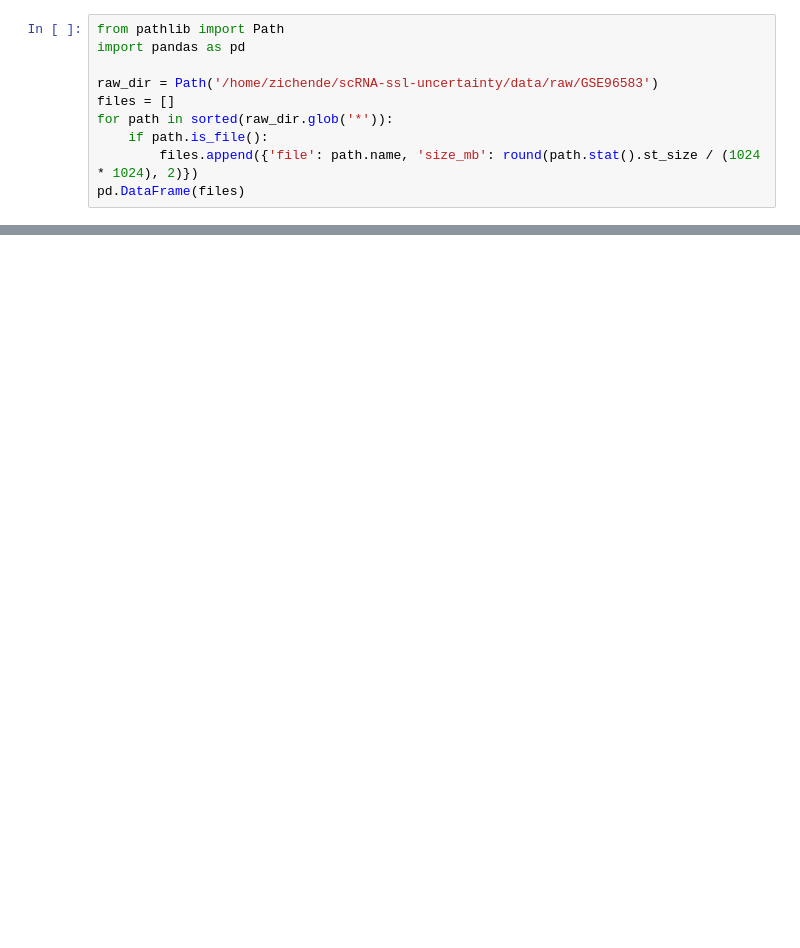
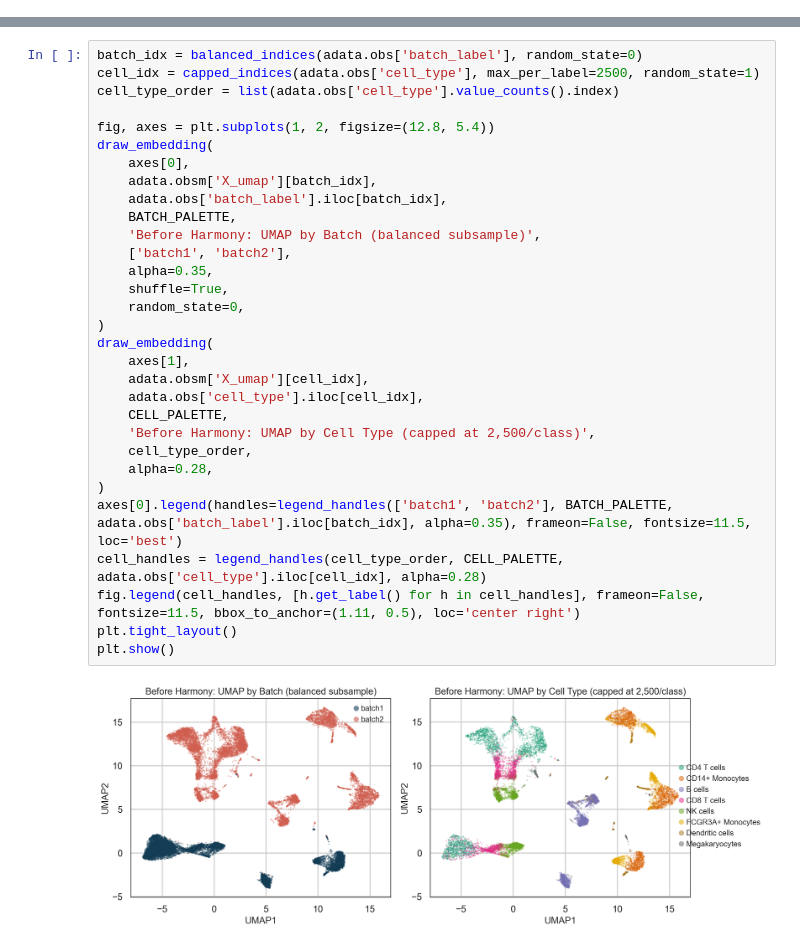
Before and after one commit to ZichenDeng/scRNA-ssl-uncertainty, a Jupyter notebook: deliverables/ms2_ab/MS2_AB_Data_Wrangling.ipynb, the cells around one changed output, grey strips where cells are left out. Cells and saved outputs as stored; diff of their text form; blank space fills up the shorter version.

Commit message:
data preprocess

```diff
--- a/deliverables/ms2_ab/MS2_AB_Data_Wrangling.ipynb
+++ b/deliverables/ms2_ab/MS2_AB_Data_Wrangling.ipynb
@@ -16,10 +0,0 @@ This makes it suitable for studying distribution shift without introducing a sec
-# %%
-from pathlib import Path
-import pandas as pd
-
-raw_dir = Path('/home/zichende/scRNA-ssl-uncertainty/data/raw/GSE96583')
-files = []
-for path in sorted(raw_dir.glob('*')):
-    if path.is_file():
-        files.append({'file': path.name, 'size_mb': round(path.stat().st_size / (1024 * 1024), 2)})
-pd.DataFrame(files)
@@ -71,0 +613,33 @@ Given a well-wrangled and annotated `GSE96583` PBMC benchmark, can self-supervis
+# %%
+batch_idx = balanced_indices(adata.obs['batch_label'], random_state=0)
+cell_idx = capped_indices(adata.obs['cell_type'], max_per_label=2500, random_state=1)
+cell_type_order = list(adata.obs['cell_type'].value_counts().index)
+
+fig, axes = plt.subplots(1, 2, figsize=(12.8, 5.4))
+draw_embedding(
+    axes[0],
+    adata.obsm['X_umap'][batch_idx],
+    adata.obs['batch_label'].iloc[batch_idx],
+    BATCH_PALETTE,
+    'Before Harmony: UMAP by Batch (balanced subsample)',
+    ['batch1', 'batch2'],
+    alpha=0.35,
+    shuffle=True,
+    random_state=0,
+)
+draw_embedding(
+    axes[1],
+    adata.obsm['X_umap'][cell_idx],
+    adata.obs['cell_type'].iloc[cell_idx],
+    CELL_PALETTE,
+    'Before Harmony: UMAP by Cell Type (capped at 2,500/class)',
+    cell_type_order,
+    alpha=0.28,
+)
+axes[0].legend(handles=legend_handles(['batch1', 'batch2'], BATCH_PALETTE, adata.obs['batch_label'].iloc[batch_idx], alpha=0.35), frameon=False, fontsize=11.5, loc='best')
+cell_handles = legend_handles(cell_type_order, CELL_PALETTE, adata.obs['cell_type'].iloc[cell_idx], alpha=0.28)
+fig.legend(cell_handles, [h.get_label() for h in cell_handles], frameon=False, fontsize=11.5, bbox_to_anchor=(1.11, 0.5), loc='center right')
+plt.tight_layout()
+plt.show()
+# %% [output]
+[figure, added]
```
Also changed, not shown: parts of 26 cells of this notebook, 34 other files.
